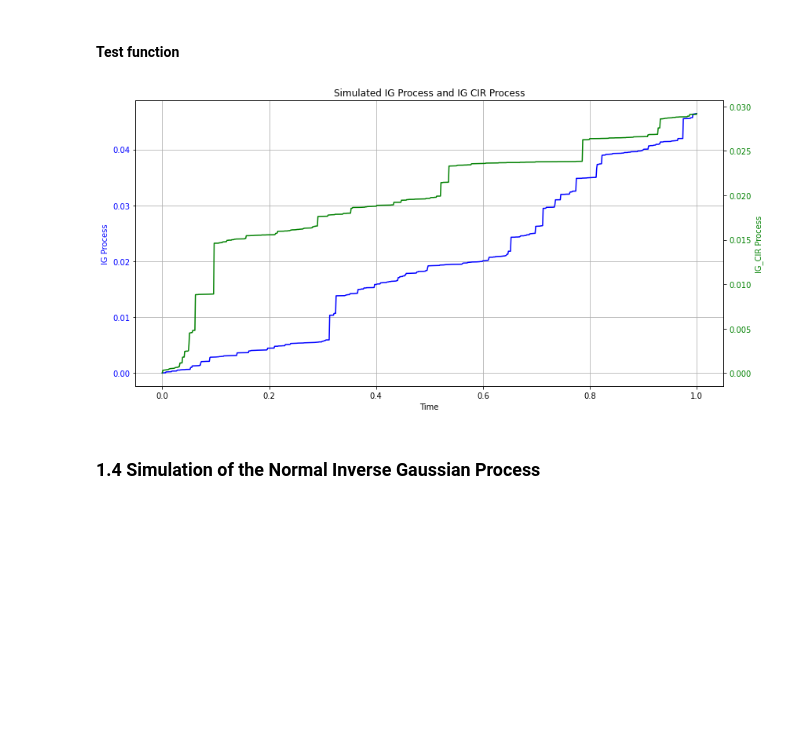
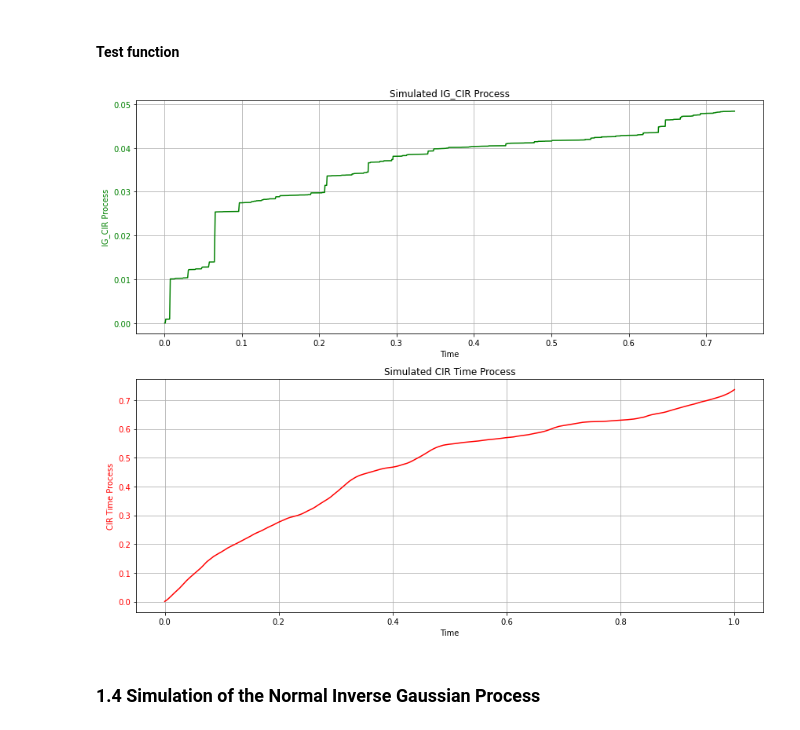
Before and after one commit to FabbriSimo001/LPA_Stochastic_Volatility, a Jupyter notebook: LPA-Group_Assignment.ipynb, the cells around one changed output. Drawn from its saved outputs; the diff is of its cells as text; code cells hidden in the pictures; blank space fills up the shorter version.

```diff
--- a/LPA-Group_Assignment.ipynb
+++ b/LPA-Group_Assignment.ipynb
@@ -155,12 +155,13 @@ def get_number_IG(a, b):
     # Step 2: Compute y = z^2
     y = z ** 2
     # Step 3: Compute the potential IG values
-    x = (a/b) + y/(2*b*b) - np.sqrt(4*a*b*y + y*y) / (2*b*b)
-    x_alt = (a*a)/(b*b*x)  # Alternative value based on inverse relationship
+    x = (a / b) + (y / (2 * b * b)) - np.sqrt((4 * a * b * y) + (y * y)) / (2 * b * b)
     # Step 4: Generate a uniform random variable
     u = np.random.rand()
     # Step 5: Return x or x_alt based on the condition
-    return x if u <= a / (a + x*b) else x_alt
+    if(a==0):
+        return 0
+    return x if u <= a / (a + x * b) else (a * a) / (b * b * x)  # Alternative value based on inverse relationship
 
 def get_IG(t, a, b):
     """
@@ -201,44 +202,46 @@ def get_IG_CIR(kappa, eta, lambda_, y0, T, N, a, b):
     numpy.ndarray: The IG process values at each time step in t.
     """
     # Generate the CIR process
-    time = get_ICIR(get_CIR(kappa, eta, lambda_, y0, T, N))/N
-    return get_IG(time, a, b)
+    time = get_ICIR(get_CIR(kappa, eta, lambda_, y0, T, N))*T/N
+    return time, get_IG(time, a, b)
 # %% [markdown]
 #### Test function
 # %%
 # Test parameters CIR
 kappa = 5     # Mean reversion speed
 eta = 1       # Long-term mean
 lambda_ = 2   # Volatility
 y0 = 1.25     # Initial value
 T = 1.0       # Time horizon
-N = 1000      # Number of time steps
+N = 2000      # Number of time steps
 # Test parameters for the Inverse Gaussian (IG) process
 a = 1  # Mean parameter
 b = 20  # Shape parameter
 # Generate the IG process using CIR time array
 t = np.linspace(0, T, N)
 IG_process = get_IG(t, a, b)
-IG_CIR_process = get_IG_CIR(kappa, eta, lambda_, y0, T, N, a, b)
+time_ICIR, IG_CIR_process = get_IG_CIR(kappa, eta, lambda_, y0, T, N, a, b)
 # Plot IG and IG_CIR on separate y-axes
-fig, ax1 = plt.subplots(figsize=(12, 6))
-# Plot IG process on the primary y-axis
-ax1.plot(t, IG_process, label="IG Process", color="blue")
+fig, (ax1, ax2) = plt.subplots(2, 1, figsize=(12, 10))  # Create a 2x1 grid of subplots
+# Plot IG_CIR process on the first subplot
+ax1.plot(time_ICIR, IG_CIR_process, label="IG_CIR Process", color="green")
 ax1.set_xlabel("Time")
-ax1.set_ylabel("IG Process", color="blue")
-ax1.tick_params(axis="y", labelcolor="blue")
+ax1.set_ylabel("IG_CIR Process", color="green")
+ax1.tick_params(axis="y", labelcolor="green")
 ax1.grid(True)
-# Plot IG_CIR on the secondary y-axis
-ax2 = ax1.twinx()  # Create a secondary y-axis sharing the same x-axis
-ax2.plot(t, IG_CIR_process, label="IG_CIR Process", color="green")
-ax2.set_ylabel("IG_CIR Process", color="green")
-ax2.tick_params(axis="y", labelcolor="green")
-# Title and show plot
-plt.title("Simulated IG Process and IG CIR Process")
+ax1.set_title("Simulated IG_CIR Process")
+# Plot CIR Time process on the second subplot
+ax2.plot(t, time_ICIR, label="CIR Time Process", color="red")
+ax2.set_xlabel("Time")
+ax2.set_ylabel("CIR Time Process", color="red")
+ax2.tick_params(axis="y", labelcolor="red")
+ax2.grid(True)
+ax2.set_title("Simulated CIR Time Process")
+# Adjust layout to avoid overlap and show the plot
 fig.tight_layout()
 plt.show()
 # %% [output]
-[figure, old version]
+[figure, new version]
 # %% [markdown]
 ### 1.4 Simulation of the Normal Inverse Gaussian Process
 # %%
```
Also changed, not shown: parts of 5 cells of this notebook.
